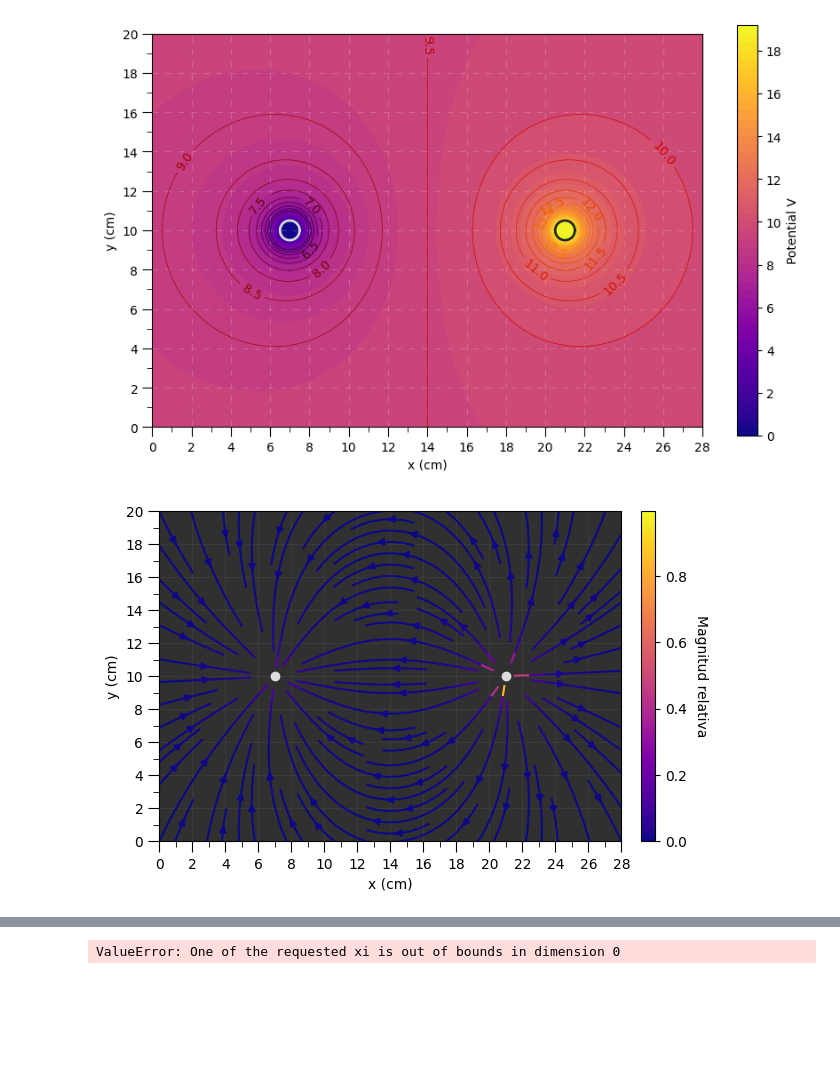
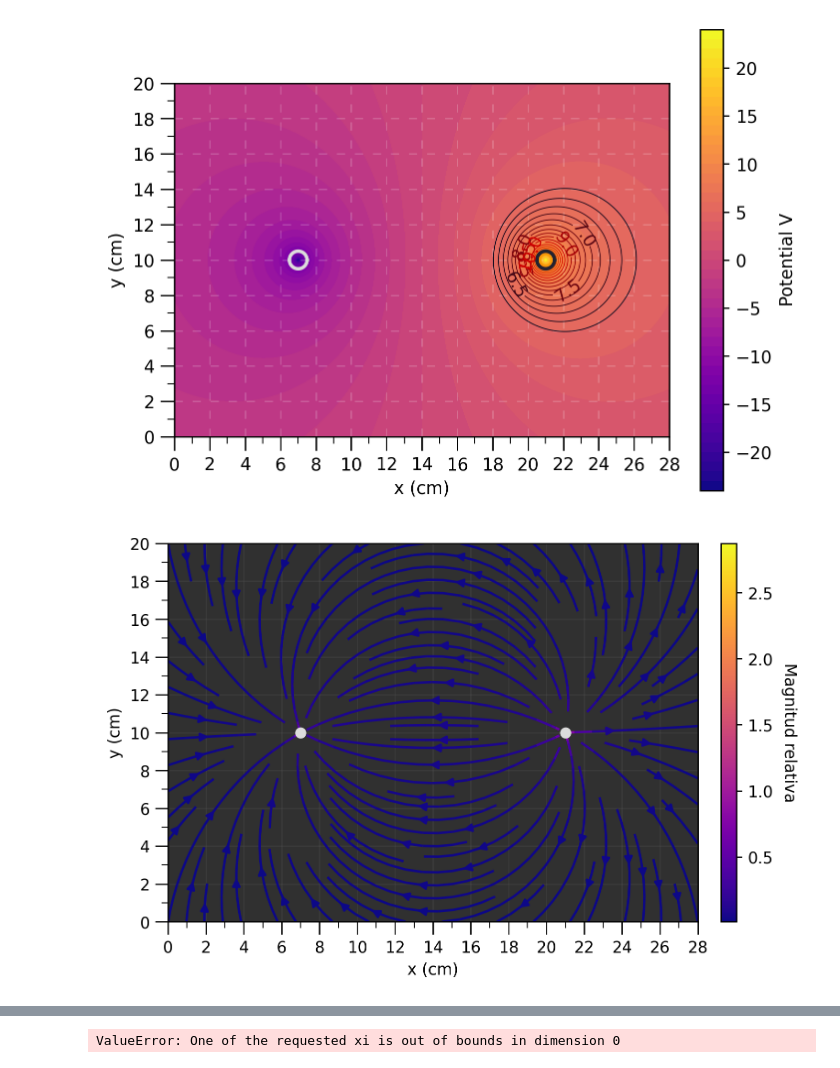
Before and after one commit to Alaviii/PythonPlotting, a Jupyter notebook: Electromagnetismo/practica2equipotenciales/teoricopractica2uno.ipynb, the cells around one changed output, grey strips where cells are left out. Cells and saved outputs as stored; diff of their text form; code cells hidden in the pictures; blank space fills up the shorter version.

Commit message:
teorico practica dos está hecho y es épico

```diff
--- a/Electromagnetismo/practica2equipotenciales/teoricopractica2uno.ipynb
+++ b/Electromagnetismo/practica2equipotenciales/teoricopractica2uno.ipynb
@@ -32,7 +32,8 @@ def potencial(X,Y):
                     -diferenciaPotencial/2,
                     np.where(distanceDos < radioEsferico,
                              diferenciaPotencial/2,
-                             -constantePotencial/func(distanceUno) + constantePotencial/func(distanceDos))
+                             -constantePotencial/func(distanceUno) + constantePotencial/func(distanceDos)
+                             )
                     ) + offsetPotencial
 
     '''if (dist(x,y,7,10) < 0.1):
@@ -42,8 +43,19 @@ def potencial(X,Y):
             return 19
         else:
             return -10/(dist(x,y,7,10)+0.5) + 10/(dist(x,y,21,10)+0.5)'''
+
+def potencialprimo(X,Y):
+    diferenciaPotencial = 19
+    radioEsferico = 0.5
+
+    offsetPotencial = diferenciaPotencial/2
+
+    distanceUno = dist(X, Y, 7, 10)
+    distanceDos = dist(X, Y, 21, 10)
+
+    return diferenciaPotencial*np.log(distanceUno/distanceDos)/5
 # %%
-data = potencial(X,Y)
+data = potencialprimo(X,Y)
 # %%
 fieldGradient = -np.array(np.gradient(data))
 # %%
@@ -57,7 +69,7 @@ red_orange_cmap = mpl.colors.LinearSegmentedColormap.from_list("red_orange", col
 chargePositions = np.array([[7,10],[21,10]])
 chargeColors = ["gainsboro","#232330"]
 
-fig, ax = plt.subplots(figsize=(10, 6))
+fig, ax = plt.subplots(dpi = 250)
 
 
 levels = np.linspace(5,15,21)
@@ -79,37 +91,37 @@ R = 0.5                       # radius of both circles
 theta = np.linspace(0, 2*np.pi, 400)
 plt.plot(c1[0] + R*np.cos(theta), c1[1] + R*np.sin(theta), "gainsboro", linewidth=2)
 plt.plot(c2[0] + R*np.cos(theta), c2[1] + R*np.sin(theta), "#232330", linewidth=2)
 
 ax.set_aspect('equal')
 
 ax.set_xticks(np.arange(0, 29, 2))
 ax.set_xticks(np.arange(1, 29, 2), minor=True)
 
 ax.tick_params(axis='x', which='major', length=8)
 ax.tick_params(axis='x', which='minor', length=4)
 
 ax.set_yticks(np.arange(0, 21, 2))
 ax.set_yticks(np.arange(1, 21, 2), minor=True)
 
 ax.tick_params(axis='y', which='major', length=8)
 ax.tick_params(axis='y', which='minor', length=4)
 
 ax.grid(color = "#FFFFFF", zorder = 1, alpha = 0.2, ls = (0,(6,7)))
 
 ax.set_xlabel("x (cm)")
 ax.set_ylabel("y (cm)")
 '''
 cax = divider.append_axes("right", size="3%", pad=0.0)
 cbar = plt.colorbar(sc, cax=cax)
 cbar.set_label('Voltaje (V)',rotation=-90,  labelpad=15)'''
 
 
-plt.savefig("casoUnoEquipotencialesDipolo.png", dpi = 300)
+plt.savefig("casoUnoEquipotencialesTeoricasDipolo.png", dpi = 250, bbox_inches='tight', pad_inches=0.03)
 plt.show()
 # %% [output]
-[figure, old version]
+[figure, new version]
 # %%
-fig, ax = plt.subplots()
+fig, ax = plt.subplots(dpi = 250)
 
 divider = make_axes_locatable(ax)
 
@@ -152,10 +164,10 @@ ax.set_aspect("equal")
 ax.set_facecolor('#303030')
 
 
-plt.savefig(f"casoUnoCampoElectricoDipolo{isStreamlineBroken}.png", dpi = 300)
+plt.savefig(f"casoUnoCampoElectricoTeoricoDipolo{isStreamlineBroken}.png", dpi = 250, bbox_inches='tight', pad_inches=0.03)
 plt.show()
 # %% [output]
-[figure, old version]
+[figure, new version]
 # %%
 fig, ax = plt.subplots()
 divider = make_axes_locatable(ax)
```
Also changed, not shown: parts of 1 cell of this notebook, 13 other files.
